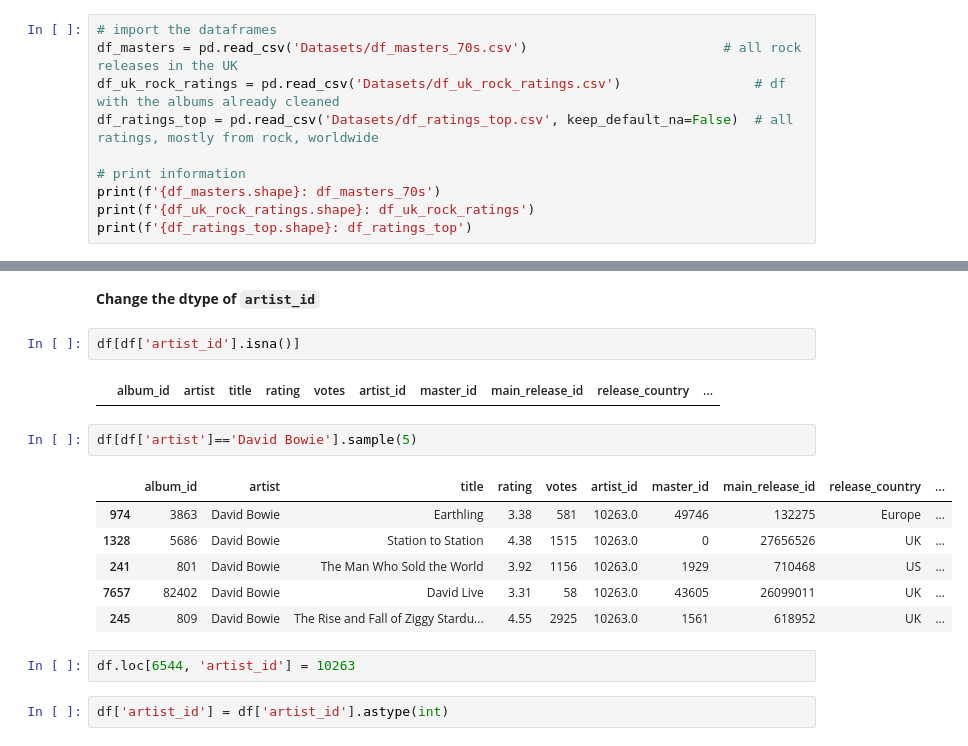
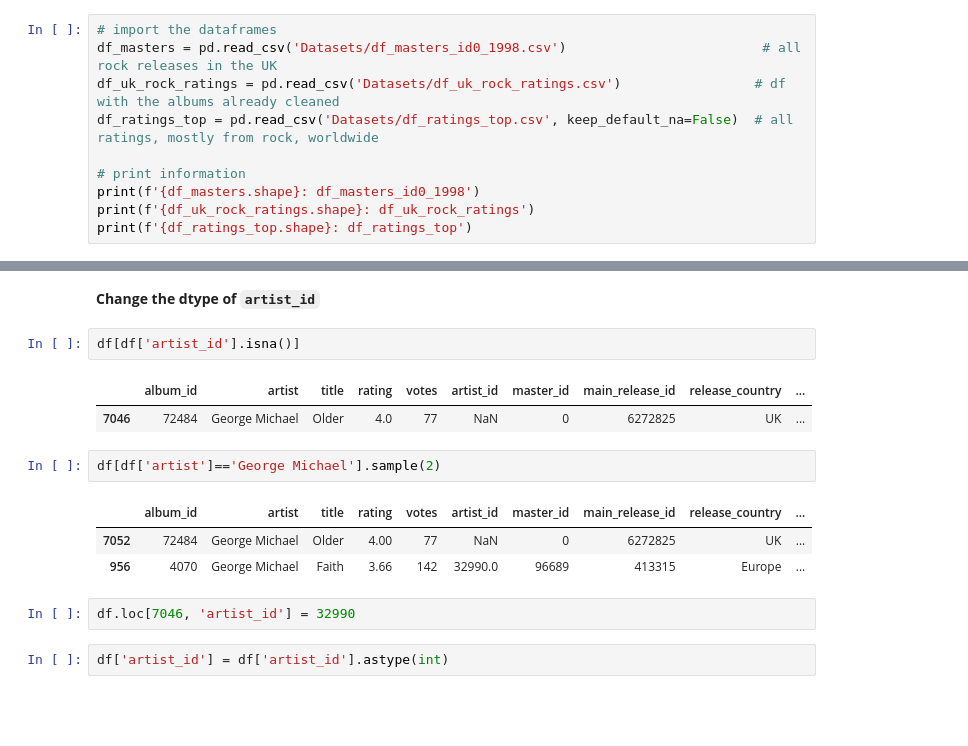
Before and after one commit to arnauog/what_the_rock, a Jupyter notebook: merges.ipynb, the cells around one changed output, grey strips where cells are left out. Drawn from its saved outputs; the diff is of its cells as text; blank space fills up the shorter version.

```diff
--- a/merges.ipynb
+++ b/merges.ipynb
@@ -329,12 +36,12 @@ df.to_csv('Datasets/df_masters_ratings_uk.csv', index=False)
 # **1. Merge ``df_masters`` & ``df_ratings``**
 # %%
 # import the dataframes
-df_masters = pd.read_csv('Datasets/df_masters_70s.csv')                         # all rock releases in the UK
+df_masters = pd.read_csv('Datasets/df_masters_id0_1998.csv')                         # all rock releases in the UK
 df_uk_rock_ratings = pd.read_csv('Datasets/df_uk_rock_ratings.csv')                 # df with the albums already cleaned
 df_ratings_top = pd.read_csv('Datasets/df_ratings_top.csv', keep_default_na=False)  # all ratings, mostly from rock, worldwide
 
 # print information
-print(f'{df_masters.shape}: df_masters_70s')
+print(f'{df_masters.shape}: df_masters_id0_1998')
 print(f'{df_uk_rock_ratings.shape}: df_uk_rock_ratings')
 print(f'{df_ratings_top.shape}: df_ratings_top')
 # %% [output]
@@ -596,17 +311,15 @@ print(f"{round(df.shape[0] / df_masters.shape[0]*100, 2)} % of the albums have r
 df[df['artist_id'].isna()]
 # %% [output]
 |  | album_id | artist | title | rating | votes | artist_id | master_id | main_release_id | release_country | ... |
+| 7046 | 72484 | George Michael | Older | 4.0 | 77 | NaN | 0 | 6272825 | UK | ... |
 # %%
-df[df['artist']=='David Bowie'].sample(5)
+df[df['artist']=='George Michael'].sample(2)
 # %% [output]
 |  | album_id | artist | title | rating | votes | artist_id | master_id | main_release_id | release_country | ... |
-| 974 | 3863 | David Bowie | Earthling | 3.38 | 581 | 10263.0 | 49746 | 132275 | Europe | ... |
-| 1328 | 5686 | David Bowie | Station to Station | 4.38 | 1515 | 10263.0 | 0 | 27656526 | UK | ... |
-| 241 | 801 | David Bowie | The Man Who Sold the World | 3.92 | 1156 | 10263.0 | 1929 | 710468 | US | ... |
-| 7657 | 82402 | David Bowie | David Live | 3.31 | 58 | 10263.0 | 43605 | 26099011 | UK | ... |
-| 245 | 809 | David Bowie | The Rise and Fall of Ziggy Stardu... | 4.55 | 2925 | 10263.0 | 1561 | 618952 | UK | ... |
+| 7052 | 72484 | George Michael | Older | 4.00 | 77 | NaN | 0 | 6272825 | UK | ... |
+| 956 | 4070 | George Michael | Faith | 3.66 | 142 | 32990.0 | 96689 | 413315 | Europe | ... |
 # %%
-df.loc[6544, 'artist_id'] = 10263
+df.loc[7046, 'artist_id'] = 32990
 # %%
 df['artist_id'] = df['artist_id'].astype(int)
 # %%
```
Also changed, not shown: parts of 101 cells of this notebook, 11 other files.
